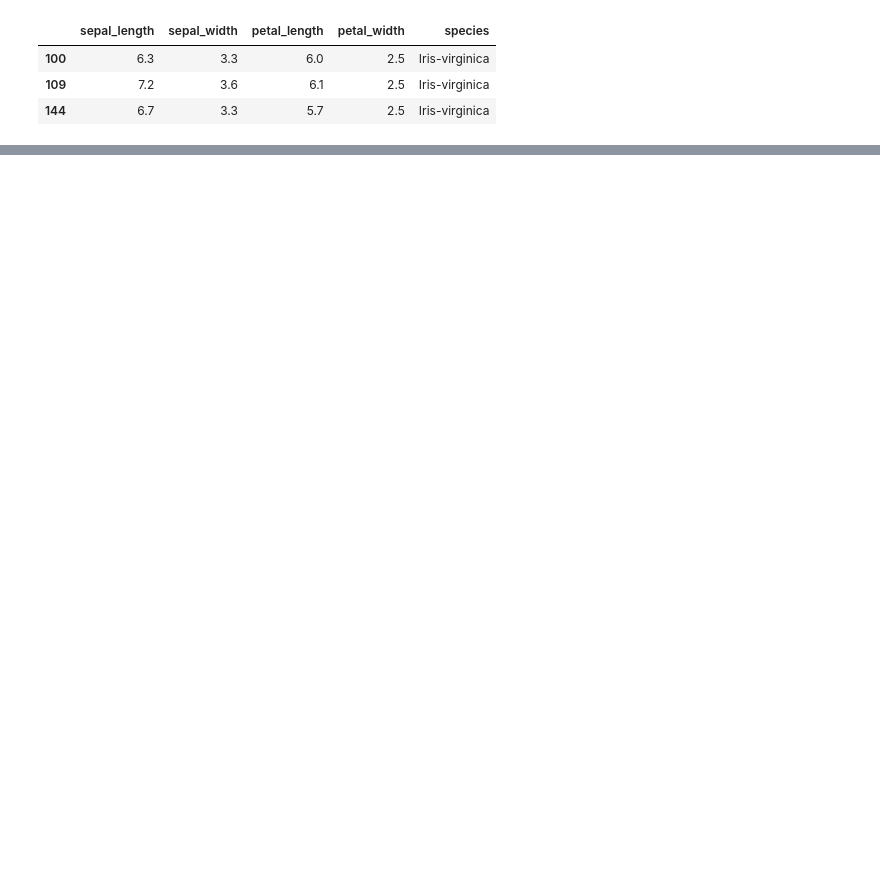
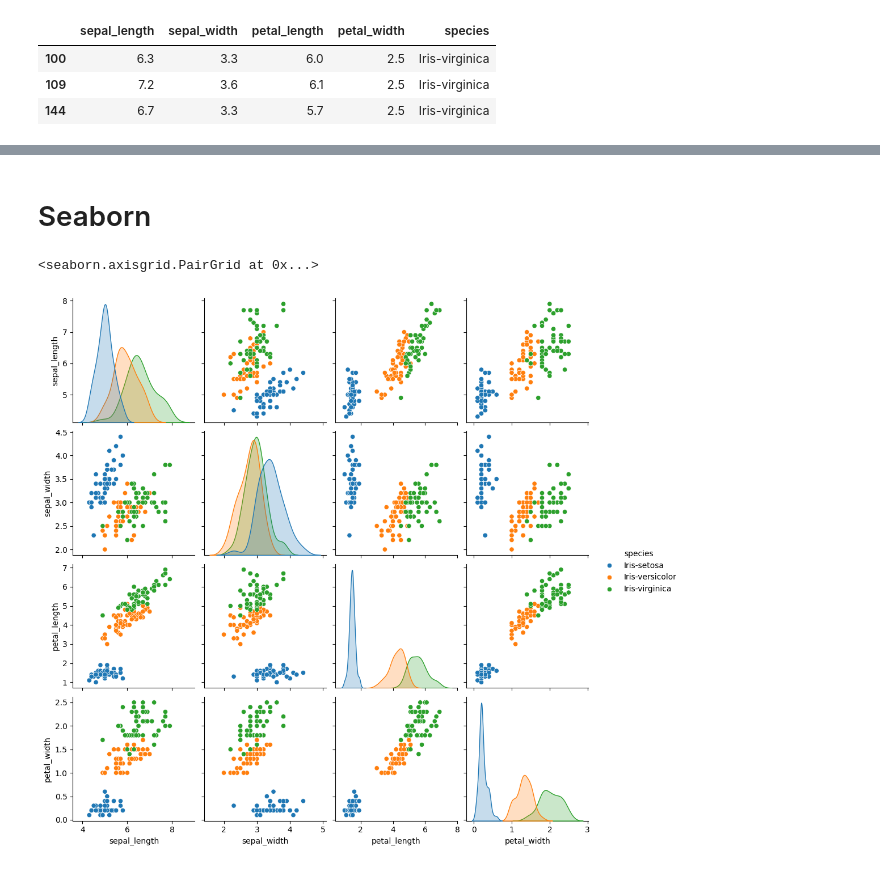
Before and after one commit to XTEP63/Data-Analytics, a Jupyter notebook: notebooks/Pandas.ipynb, the cells around one changed output, grey strips where cells are left out. Cells and saved outputs as stored; diff of their text form; code cells hidden in the pictures; blank space fills up the shorter version.

```diff
--- a/notebooks/Pandas.ipynb
+++ b/notebooks/Pandas.ipynb
@@ -38,0 +185,7 @@ df[(df["species"].str.contains("virginica")) & (df["sepal_width"] != 3) & (df["p
+# %% [markdown]
+# Seaborn
+# %%
+sns.pairplot(df, hue="species")
+# %% [output]
+<seaborn.axisgrid.PairGrid at 0x...>
+[figure, added]
```
Also changed, not shown: parts of 20 cells of this notebook, 1 other file.
